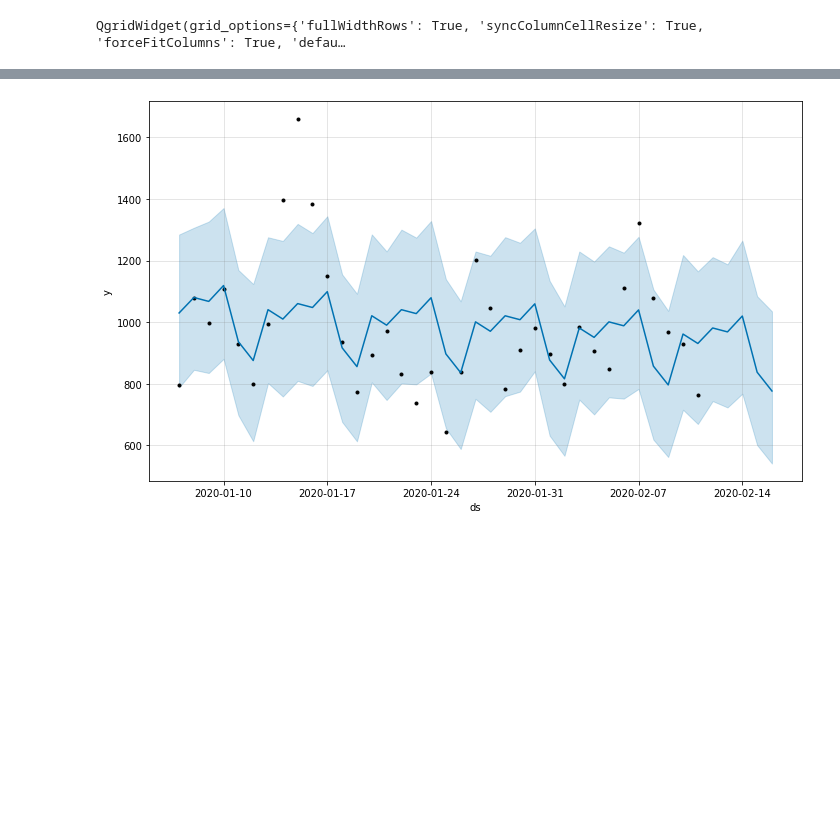
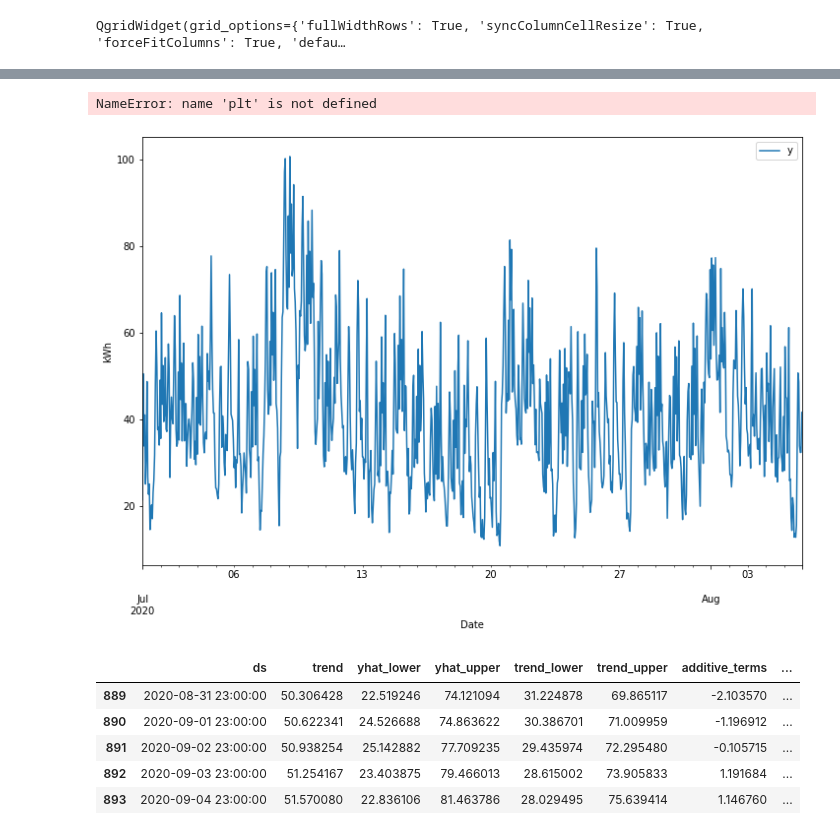
Before and after one commit to Marco-Meo/schulung_python, a Jupyter notebook: Jupyter/timeseries.ipynb, the cells around one changed output, grey strips where cells are left out. Cells and saved outputs as stored; diff of their text form; code cells hidden in the pictures; blank space fills up the shorter version.

```diff
--- a/Jupyter/timeseries.ipynb
+++ b/Jupyter/timeseries.ipynb
@@ -201,12 +205,26 @@ dataframe.head()
+# %%
+ax = dataframe.set_index('ds').plot(figsize=(12, 8))
+ax.set_ylabel('kWh')
+ax.set_xlabel('Date')
+
+plt.show()
+# %% [output]
+NameError: name 'plt' is not defined
+[figure, added]
 # %%
 # Forecast
-model = Prophet()
+model = Prophet(yearly_seasonality=False)
 model.fit(dataframe)
-future = model.make_future_dataframe(5)
+future = model.make_future_dataframe(30)
 forecast = model.predict(future)
 forecast.tail()
 # %% [output]
-[figure, removed]
+|  | ds | trend | yhat_lower | yhat_upper | trend_lower | trend_upper | additive_terms | ... |
+| 889 | 2020-08-31 23:00:00 | 50.306428 | 22.519246 | 74.121094 | 31.224878 | 69.865117 | -2.103570 | ... |
+| 890 | 2020-09-01 23:00:00 | 50.622341 | 24.526688 | 74.863622 | 30.386701 | 71.009959 | -1.196912 | ... |
+| 891 | 2020-09-02 23:00:00 | 50.938254 | 25.142882 | 77.709235 | 29.435974 | 72.295480 | -0.105715 | ... |
+| 892 | 2020-09-03 23:00:00 | 51.254167 | 23.403875 | 79.466013 | 28.615002 | 73.905833 | 1.191684 | ... |
+| 893 | 2020-09-04 23:00:00 | 51.570080 | 22.836106 | 81.463786 | 28.029495 | 75.639414 | 1.146760 | ... |
 # %%
 model.plot_components(forecast)
 # %% [output]
```
Also changed, not shown: parts of 7 cells of this notebook, 2 other files.
